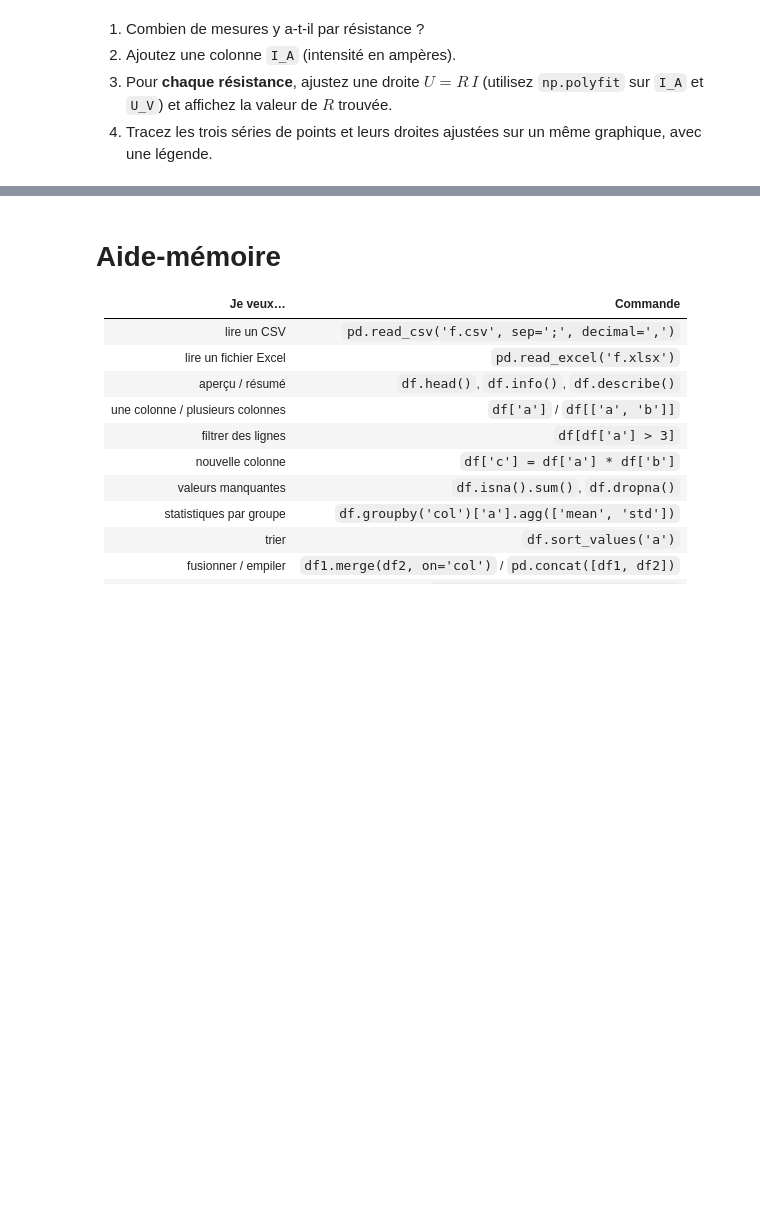
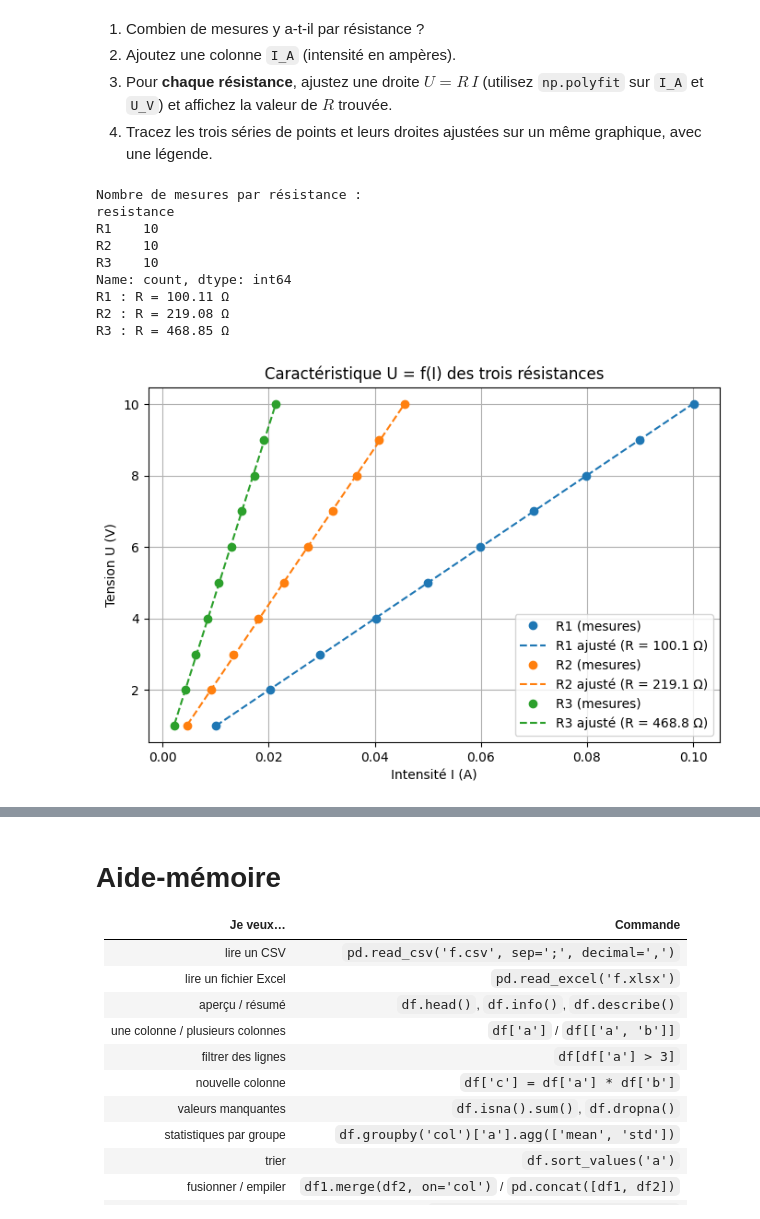
Before and after one commit to hanaefakri/M5_PythonPourLaPhysique, a Jupyter notebook: 07_pandas.ipynb, the cells around one changed output, grey strips where cells are left out. Cells and saved outputs as stored; diff of their text form; code cells hidden in the pictures; blank space fills up the shorter version.

```diff
--- a/07_pandas.ipynb
+++ b/07_pandas.ipynb
@@ -321,3 +632,45 @@ donnees_ohm.head()
+# %%
+# Votre code ici
+# 1. Nombre de mesures par résistance
+print("Nombre de mesures par résistance :")
+print(donnees_ohm["resistance"].value_counts())
+
+# 2. Ajout de la colonne I_A (intensité en ampères)
+donnees_ohm["I_A"] = donnees_ohm["I_mA"] / 1000.0
+
+# 3 et 4. Ajustement linéaire U = R * I et tracé sur un même graphique
+plt.figure(figsize=(8, 5))
+
+for nom, groupe in donnees_ohm.groupby("resistance"):
+    I = groupe["I_A"]
+    U = groupe["U_V"]
+
+    # Ajustement linéaire de degré 1 (pente = R, ordonnée à l'origine = b)
+    R, b = np.polyfit(I, U, 1)
+    print(f"{nom} : R = {R:.2f} Ω")
+
+    # Tracé des points et de la droite ajustée
+    courbe = plt.plot(I, U, "o", label=f"{nom} (mesures)")
+    couleur = courbe.pop(0).get_color()
+    plt.plot(I, R * I + b, "--", color=couleur, label=f"{nom} ajusté (R = {R:.1f} Ω)")
+
+plt.title("Caractéristique U = f(I) des trois résistances")
+plt.xlabel("Intensité I (A)")
+plt.ylabel("Tension U (V)")
+plt.legend()
+plt.grid(True)
+plt.show()
+# %% [output]
+Nombre de mesures par résistance :
+resistance
+R1    10
+R2    10
+R3    10
+Name: count, dtype: int64
+R1 : R = 100.11 Ω
+R2 : R = 219.08 Ω
+R3 : R = 468.85 Ω
+[figure, added]
 # %%
 #@title Solution { display-mode: "form" }
 print(donnees_ohm.groupby('resistance').size())
```
Also changed, not shown: parts of 45 cells of this notebook.
